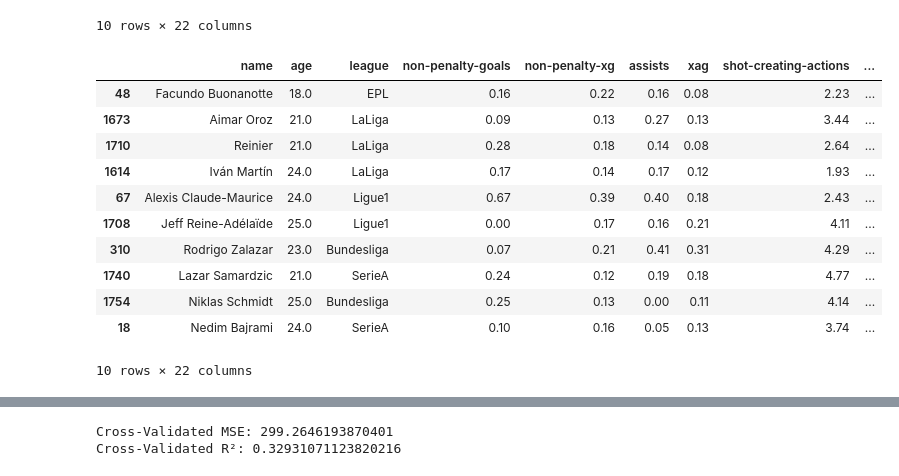
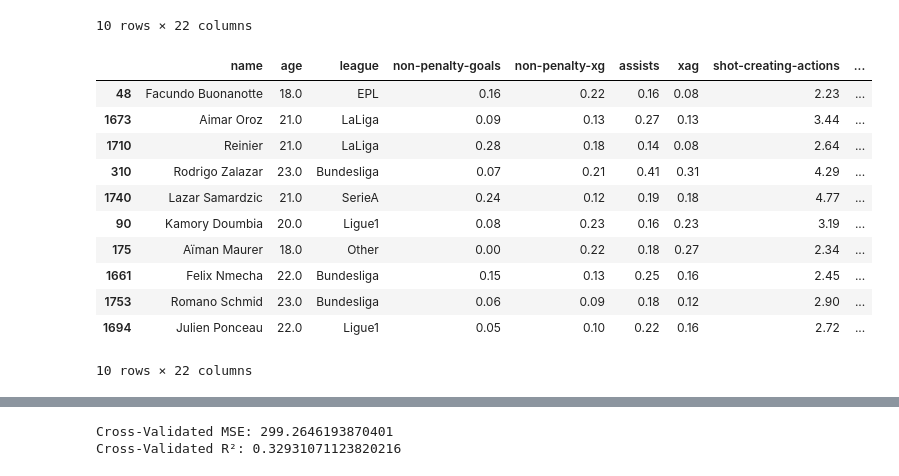
Before and after one commit to enesyesil/Moneyball-Scout-ML, a Jupyter notebook: Moneyball Scout Dataset.ipynb, the cells around one changed output, grey strips where cells are left out. Saved outputs shown, nothing was run; the diff lists cells and outputs as text; code cells hidden in the pictures.

```diff
--- a/Moneyball Scout Dataset.ipynb
+++ b/Moneyball Scout Dataset.ipynb
@@ -555,33 +555,33 @@ undervalued_players.head(10)
 # %%
 # Adjusting the feature set to include the Performance Index and age
 X = df_amc[['Performance_Index', 'age']]
 y = df_amc['price']  # Target variable remains the same
 
 # Splitting the dataset for training and testing
 X_train, X_test, y_train, y_test = train_test_split(X, y, test_size=0.2, random_state=42)
 
 # Re-initialize and train the Linear Regression model with the adjusted features
 model = LinearRegression()
 model.fit(X_train, y_train)
 
 
 # Identifying undervalued players, with an emphasis on younger talents
-undervalued_players = df_amc[(df_amc['Performance_Index'] > 0) & (df_amc['age'] < 28) & (df_amc['price'] < 15.0 )].sort_values(by='Performance_Index', ascending=False)
+undervalued_players = df_amc[(df_amc['Performance_Index'] > 0) & (df_amc['age'] < 24) & (df_amc['price'] < 15.0 )].sort_values(by='Performance_Index', ascending=False)
 
 # Displaying top 10 undervalued young players
 undervalued_players.head(10)
 # %% [output]
 |  | name | age | league | non-penalty-goals | non-penalty-xg | assists | xag | shot-creating-actions | ... |
 | 48 | Facundo Buonanotte | 18.0 | EPL | 0.16 | 0.22 | 0.16 | 0.08 | 2.23 | ... |
 | 1673 | Aimar Oroz | 21.0 | LaLiga | 0.09 | 0.13 | 0.27 | 0.13 | 3.44 | ... |
 | 1710 | Reinier | 21.0 | LaLiga | 0.28 | 0.18 | 0.14 | 0.08 | 2.64 | ... |
-| 1614 | Iván Martín | 24.0 | LaLiga | 0.17 | 0.14 | 0.17 | 0.12 | 1.93 | ... |
-| 67 | Alexis Claude-Maurice | 24.0 | Ligue1 | 0.67 | 0.39 | 0.40 | 0.18 | 2.43 | ... |
-| 1708 | Jeff Reine-Adélaïde | 25.0 | Ligue1 | 0.00 | 0.17 | 0.16 | 0.21 | 4.11 | ... |
 | 310 | Rodrigo Zalazar | 23.0 | Bundesliga | 0.07 | 0.21 | 0.41 | 0.31 | 4.29 | ... |
 | 1740 | Lazar Samardzic | 21.0 | SerieA | 0.24 | 0.12 | 0.19 | 0.18 | 4.77 | ... |
-| 1754 | Niklas Schmidt | 25.0 | Bundesliga | 0.25 | 0.13 | 0.00 | 0.11 | 4.14 | ... |
-| 18 | Nedim Bajrami | 24.0 | SerieA | 0.10 | 0.16 | 0.05 | 0.13 | 3.74 | ... |
+| 90 | Kamory Doumbia | 20.0 | Ligue1 | 0.08 | 0.23 | 0.16 | 0.23 | 3.19 | ... |
+| 175 | Aïman Maurer | 18.0 | Other | 0.00 | 0.22 | 0.18 | 0.27 | 2.34 | ... |
+| 1661 | Felix Nmecha | 22.0 | Bundesliga | 0.15 | 0.13 | 0.25 | 0.16 | 2.45 | ... |
+| 1753 | Romano Schmid | 23.0 | Bundesliga | 0.06 | 0.09 | 0.18 | 0.12 | 2.90 | ... |
+| 1694 | Julien Ponceau | 22.0 | Ligue1 | 0.05 | 0.10 | 0.22 | 0.16 | 2.72 | ... |
 10 rows × 22 columns
 # %%
 from sklearn.metrics import mean_squared_error, r2_score
```
Also changed, not shown: parts of 11 cells of this notebook.
